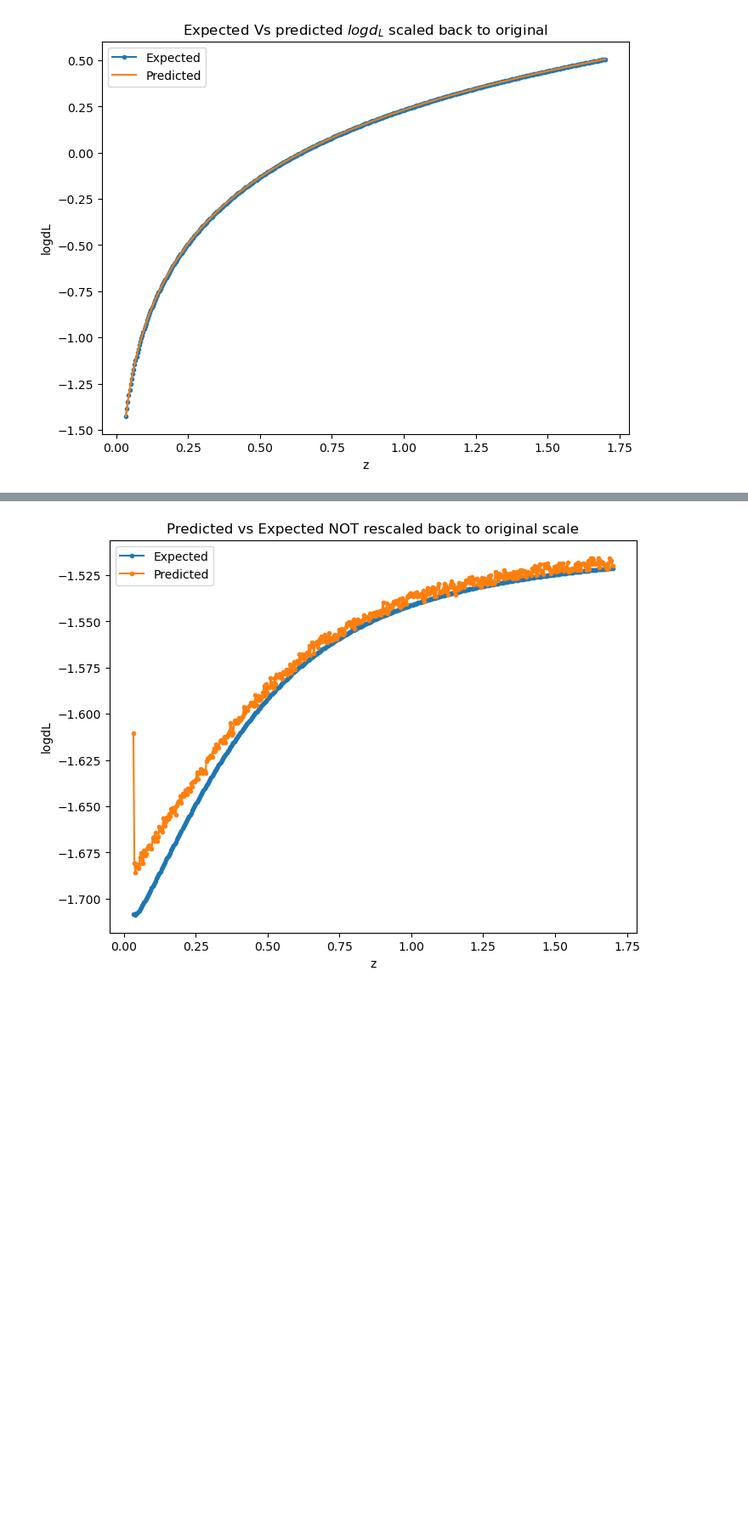
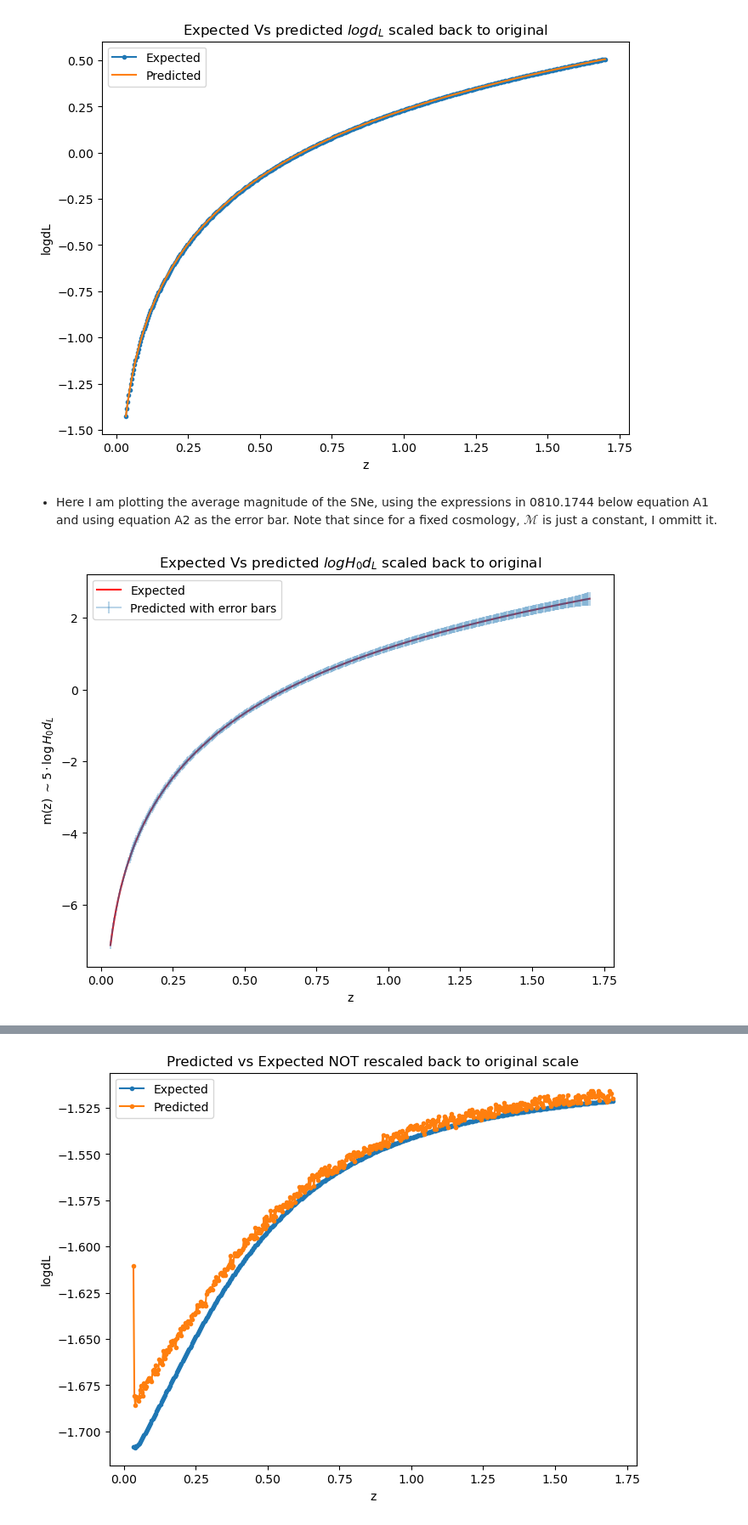
Before and after one commit to SBU-COSMOLIKE/emul2024, a Jupyter notebook: artemis/ResMLP_PC_uniform.ipynb, the cells around one changed output, grey strips where cells are left out. Shown at 85% size. Drawn from its saved outputs; the diff is of its cells as text; code cells hidden in the pictures; blank space fills up the shorter version.

Commit message:
Updating testing plots

```diff
--- a/artemis/ResMLP_PC_uniform.ipynb
+++ b/artemis/ResMLP_PC_uniform.ipynb
@@ -396,3 +400,27 @@ with torch.no_grad():
         break
 # %% [output]
 [figure]
+# %% [markdown]
+- Here I am plotting the average magnitude of the SNe, using the expressions in 0810.1744  below equation A1 and using equation A2 as the error bar. Note that since for a fixed cosmology, $\mathcal{M}$ is just a constant, I ommitt it.
+# %%
+
+with torch.no_grad():
+    for data, labels in test_loader:
+        data, labels = data.to(device), labels.to(device)
+        predictions = model(data)
+        predictions_rescaled = predictions * train_y_std + train_y_mean
+        labels_rescaled = labels * train_y_std + train_y_mean
+
+        # Here I have assumed that the errors are saved in the sigma2_values numpy array. Note that this array holds the square of sigma, so I take the square root of it
+
+        plt.figure(figsize=(8, 6))
+        plt.plot(zBinsFisher, 5*labels_rescaled[0, :].cpu().numpy(), label='Expected', color='red')
+        plt.errorbar(zBinsFisher, 5*predictions_rescaled[0, :].cpu().numpy(), yerr=np.sqrt(sigma2_values), fmt='-', label='Predicted with error bars', alpha=0.3)
+        plt.xlabel('z')
+        plt.ylabel(r'm(z) $ \sim 5 \cdot \log H_0 d_L$')
+        plt.title(r'Expected Vs predicted $log H_0 d_L$ scaled back to original')
+        plt.legend()
+        plt.show()
+        break
+# %% [output]
+[figure, added]
```
Also changed, not shown: parts of 3 cells of this notebook.
